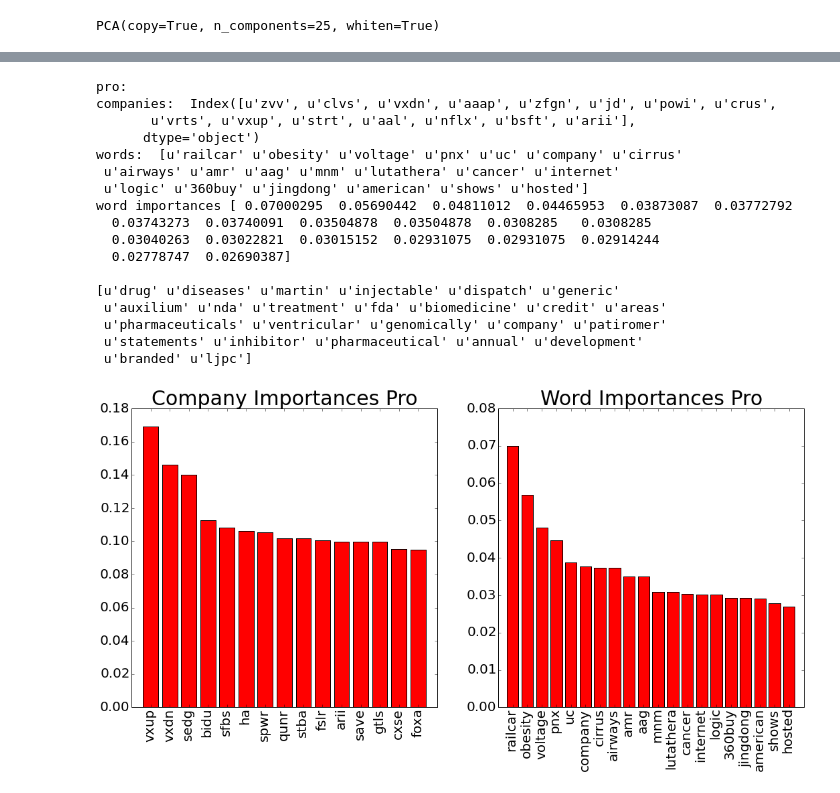
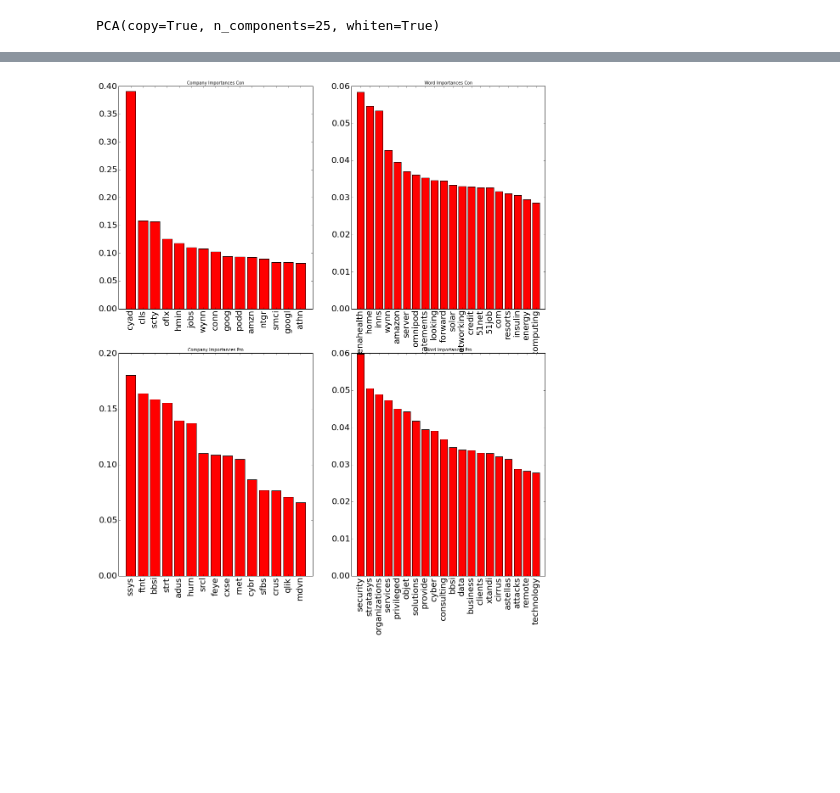
Before and after one commit to brian8128/gdelt_project, a Jupyter notebook: DataExtraction.ipynb, the cells around one changed output, grey strips where cells are left out. Saved outputs shown, nothing was run; the diff lists cells and outputs as text; code cells hidden in the pictures; blank space fills up the shorter version.

```diff
--- a/DataExtraction.ipynb
+++ b/DataExtraction.ipynb
@@ -36,6 +36,10 @@ dif_df.plot(legend=False)
 # %% [output]
 <matplotlib.axes._subplots.AxesSubplot at 0x...>
 [figure]
+# %%
+variance_cutoff = dif_df.var().quantile(0.95)
+c = dif_df.columns[dif_df.var() < variance_cutoff]
+dif_df = dif_df[c]
 # %%
 # X[0] is now NAs because we diffed
 X = dif_df.values[1:]
@@ -120,31 +102,0 @@ array([ 0.1692752 ,  0.1460551 ,  0.14020594,  0.11252633,  0.1081229 ,
-# %%
-i = 1
-
-importances_pro = company_df.ix[comp_companies_pro[i], :]['tfidf'].mean()
-word_indicies_pro = importances_pro.argsort()[::-1][:20]
-print "pro:"
-print "companies: ", comp_companies_pro[i]
-print "words: ", features[word_indicies_pro]
-print "word importances", importances_pro[word_indicies_pro]
-print ""
-
-word_indicies_con = company_df.ix[comp_companies_con[i], :]['tfidf'].mean().argsort()[::-1][:25]
-print features[word_indicies_con]
-# %% [output]
-pro:
-companies:  Index([u'zvv', u'clvs', u'vxdn', u'aaap', u'zfgn', u'jd', u'powi', u'crus',
-       u'vrts', u'vxup', u'strt', u'aal', u'nflx', u'bsft', u'arii'],
-      dtype='object')
-words:  [u'railcar' u'obesity' u'voltage' u'pnx' u'uc' u'company' u'cirrus'
- u'airways' u'amr' u'aag' u'mnm' u'lutathera' u'cancer' u'internet'
- u'logic' u'360buy' u'jingdong' u'american' u'shows' u'hosted']
-word importances [ 0.07000295  0.05690442  0.04811012  0.04465953  0.03873087  0.03772792
-  0.03743273  0.03740091  0.03504878  0.03504878  0.0308285   0.0308285
-  0.03040263  0.03022821  0.03015152  0.02931075  0.02931075  0.02914244
-  0.02778747  0.02690387]
-
-[u'drug' u'diseases' u'martin' u'injectable' u'dispatch' u'generic'
- u'auxilium' u'nda' u'treatment' u'fda' u'biomedicine' u'credit' u'areas'
- u'pharmaceuticals' u'ventricular' u'genomically' u'company' u'patiromer'
- u'statements' u'inhibitor' u'pharmaceutical' u'annual' u'development'
- u'branded' u'ljpc']
@@ -152,7 +151,7 @@ word importances [ 0.07000295  0.05690442  0.04811012  0.04465953  0.03873087  0
 def draw_importances_graph(names, importances, title, ax):
     n = len(names)
     #ax.figure()
-    ax.set_title(title, fontdict={'fontsize': 30})
+    ax.set_title(title, fontdict={'fontsize': 10})
     ax.bar(range(n), importances,
            color="r", align="center")
     ax.set_xticks(range(n))
@@ -160,19 +159,36 @@ def draw_importances_graph(names, importances, title, ax):
     ax.set_xlim([-1, n])
     labels = ax.get_xticks()
     ax.tick_params(labelsize=20)
-# %%
-f, (ax1, ax2) = plt.subplots(1, 2, figsize=(18, 8))
-draw_importances_graph(features[word_indicies_pro],
-                       importances_pro[word_indicies_pro],
-                       "Word Importances Pro",
-                       ax2)
-
-draw_importances_graph(comp_companies_pro[2],
-                       factorization.components_[2][companies_con_index[2]],
-                       "Company Importances Pro",
-                       ax1)
-# %% [output]
-[figure, removed]
+# %%
+def graph_component(d):
+    f, ((ax1, ax2), (ax3, ax4)) = plt.subplots(2, 2, figsize=(18, 18))
+    f.subplots_adjust(bottom=0.01)
+
+    draw_importances_graph(d['companies_con'],
+                           d['importances_con'],
+                           "Company Importances Con",
+                           ax1)
+
+    draw_importances_graph(d['words_con'],
+                           d['word_importances_con'],
+                           "Word Importances Con",
+                           ax2)
+
+    draw_importances_graph(d['companies_pro'],
+                           d['importances_pro'],
+                           "Company Importances Pro",
+                           ax3)
+
+    draw_importances_graph(d['words_pro'],
+                           d['word_importances_pro'],
+                           "Word Importances Pro",
+                           ax4)
+# %%
+d = analyze_principle_component(factorization.components_[4], dif_df.columns.values,
+                                 company_df, tv.get_feature_names())
+graph_component(d)
+# %% [output]
+[figure, added]
 # %%
 # We can clean up the data and get better results by finding a way to dedupe the list of
 # companies.  Some are subsidiaries of the others and track very closely.  These are then
```
Also changed, not shown: parts of 5 cells of this notebook.
